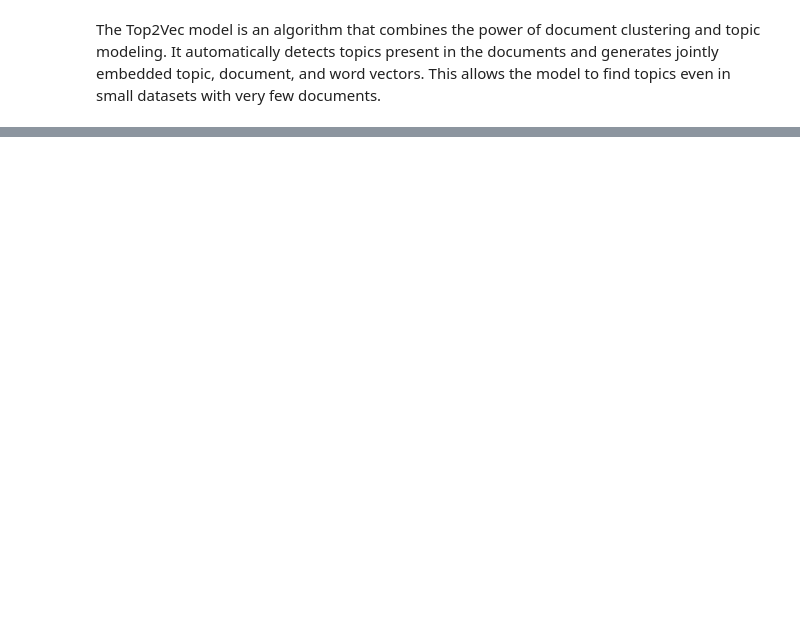
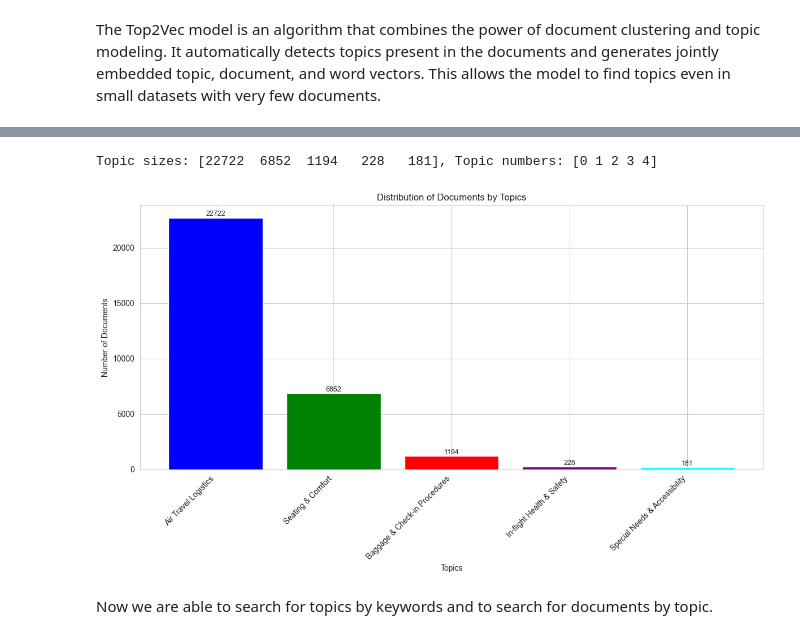
Before and after one commit to andeepl7/AppliedML, a Jupyter notebook: EDA- Airlines.ipynb, the cells around one changed output, grey strips where cells are left out. Cells and saved outputs as stored; diff of their text form; code cells hidden in the pictures; blank space fills up the shorter version.

```diff
--- a/EDA- Airlines.ipynb
+++ b/EDA- Airlines.ipynb
@@ -658,0 +1012,7 @@ for i, words in enumerate(topic_words):
+# %%
+# Rename topics based human evaluation
+topic_names = ["Air Travel Logistics", "Seating & Comfort", "Baggage & Check-in Procedures", "In-flight Health & Safety", "Special Needs & Accessibility"]  # Custom topic names
+
+# Print renamed topics
+for i, (words, name) in enumerate(zip(topic_words, topic_names)):
+    print(f"Topic {i + 1} ({name}): {', '.join(words)}")
@@ -658,0 +1025,24 @@ for i, words in enumerate(topic_words):
+# %%
+topic_sizes, topic_nums = model.get_topic_sizes()
+print(f"Topic sizes: {topic_sizes}, Topic numbers: {topic_nums}")
+# %% [output]
+Topic sizes: [22722  6852  1194   228   181], Topic numbers: [0 1 2 3 4]
+# %%
+plt.figure(figsize=(12, 7))  # Setting the figure size
+bars = plt.bar(topic_names, topic_sizes, color=['blue', 'green', 'red', 'purple', 'cyan'])
+plt.xlabel('Topics')
+plt.ylabel('Number of Documents')
+plt.title('Distribution of Documents by Topics')
+plt.xticks(rotation=45, ha="right", fontsize=10)  # Rotate x-axis labels for better readability
+plt.tight_layout()  # Ensure that labels aren't cut off
+
+# Adding the data labels
+for bar in bars:
+    yval = bar.get_height()
+    plt.text(bar.get_x() + bar.get_width()/2, yval + 20, round(yval, 2), ha='center', va='bottom', fontsize=9)
+
+plt.show()
+# %% [output]
+[figure, added]
+# %% [markdown]
+Now we are able to search for topics by keywords and to search for documents by topic.
```
Also changed, not shown: parts of 41 cells of this notebook.
